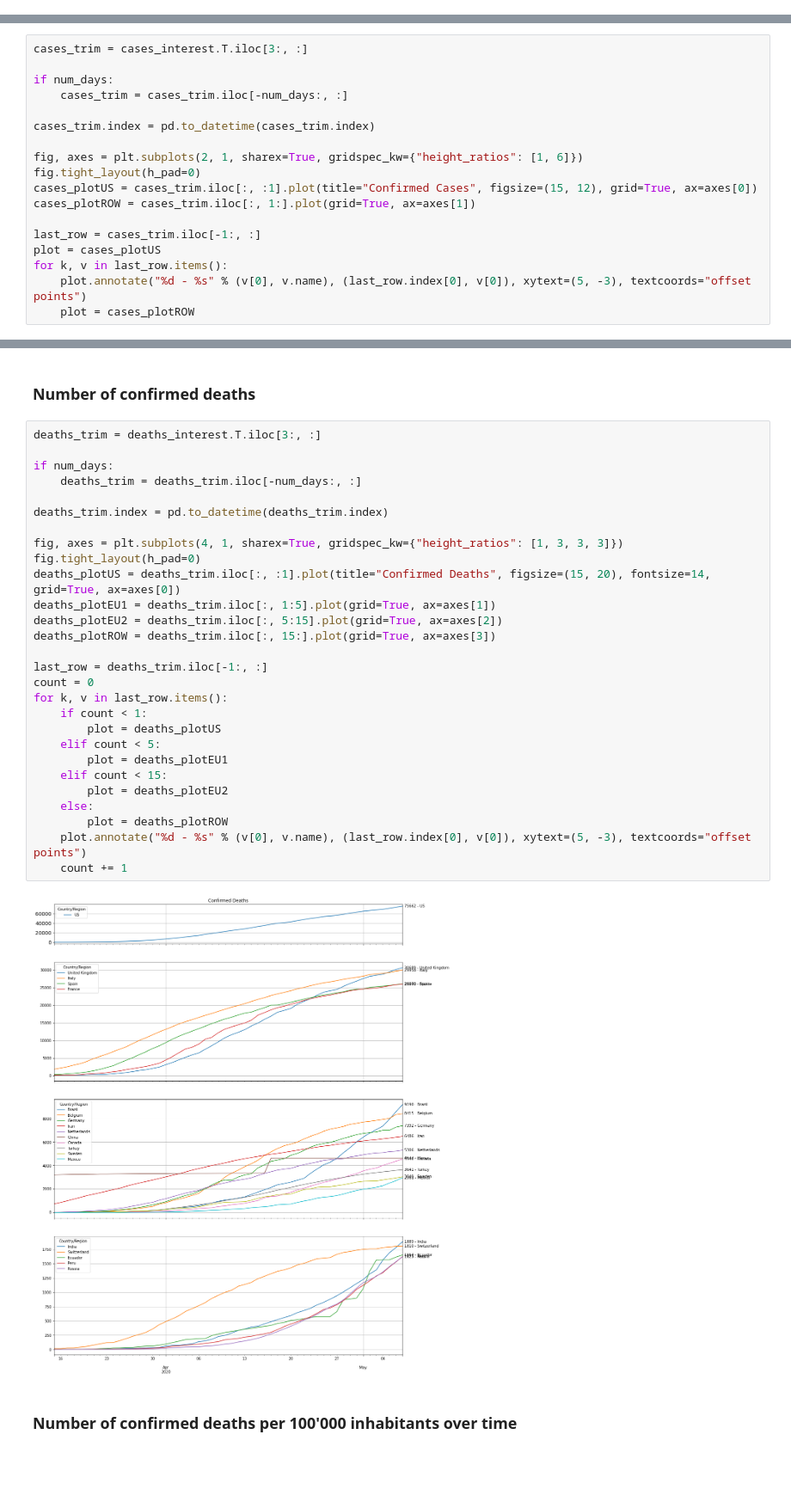
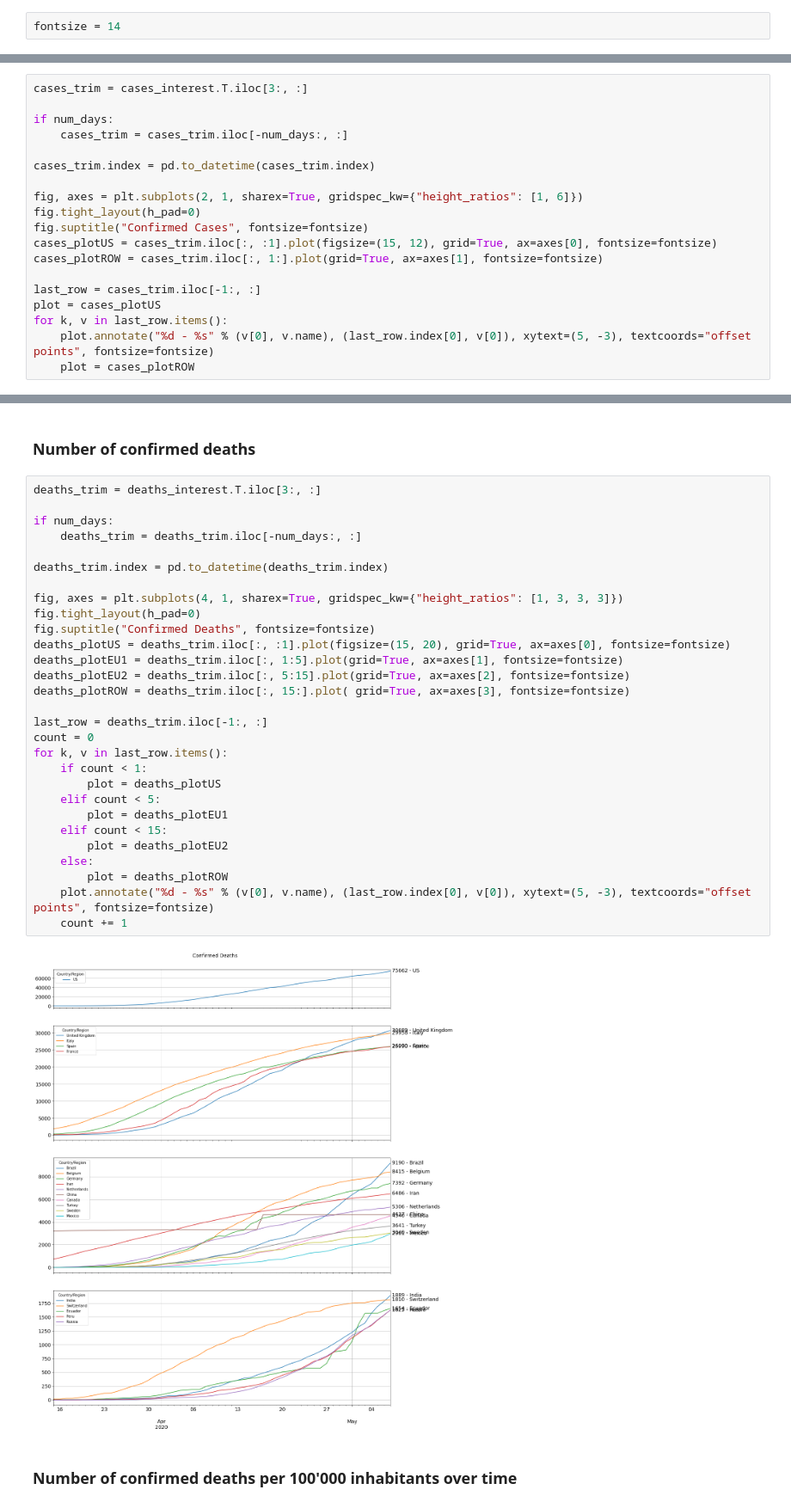
Before and after one commit to willharris/coronastats, a Jupyter notebook: coronastats.ipynb, the cells around one changed output, grey strips where cells are left out. Shown: that part at 86% size. Drawn from its saved outputs; the diff is of its cells as text; blank space fills up the shorter version.

```diff
--- a/coronastats.ipynb
+++ b/coronastats.ipynb
@@ -57,0 +58,2 @@ The graphs below use various subplots to try and allow different y-axis scales,
+# %%
+fontsize = 14
@@ -65,12 +69,13 @@ cases_trim.index = pd.to_datetime(cases_trim.index)
 
 fig, axes = plt.subplots(2, 1, sharex=True, gridspec_kw={"height_ratios": [1, 6]})
 fig.tight_layout(h_pad=0)
-cases_plotUS = cases_trim.iloc[:, :1].plot(title="Confirmed Cases", figsize=(15, 12), grid=True, ax=axes[0])
-cases_plotROW = cases_trim.iloc[:, 1:].plot(grid=True, ax=axes[1])
+fig.suptitle("Confirmed Cases", fontsize=fontsize)
+cases_plotUS = cases_trim.iloc[:, :1].plot(figsize=(15, 12), grid=True, ax=axes[0], fontsize=fontsize)
+cases_plotROW = cases_trim.iloc[:, 1:].plot(grid=True, ax=axes[1], fontsize=fontsize)
 
 last_row = cases_trim.iloc[-1:, :]
 plot = cases_plotUS
 for k, v in last_row.items():
-    plot.annotate("%d - %s" % (v[0], v.name), (last_row.index[0], v[0]), xytext=(5, -3), textcoords="offset points")
+    plot.annotate("%d - %s" % (v[0], v.name), (last_row.index[0], v[0]), xytext=(5, -3), textcoords="offset points", fontsize=fontsize)
     plot = cases_plotROW
 # %% [output]
@@ -80,33 +85,34 @@ for k, v in last_row.items():
 # %%
 deaths_trim = deaths_interest.T.iloc[3:, :]
 
 if num_days:
     deaths_trim = deaths_trim.iloc[-num_days:, :]
 
 deaths_trim.index = pd.to_datetime(deaths_trim.index)
 
 fig, axes = plt.subplots(4, 1, sharex=True, gridspec_kw={"height_ratios": [1, 3, 3, 3]})
 fig.tight_layout(h_pad=0)
-deaths_plotUS = deaths_trim.iloc[:, :1].plot(title="Confirmed Deaths", figsize=(15, 20), fontsize=14, grid=True, ax=axes[0])
-deaths_plotEU1 = deaths_trim.iloc[:, 1:5].plot(grid=True, ax=axes[1])
-deaths_plotEU2 = deaths_trim.iloc[:, 5:15].plot(grid=True, ax=axes[2])
-deaths_plotROW = deaths_trim.iloc[:, 15:].plot(grid=True, ax=axes[3])
+fig.suptitle("Confirmed Deaths", fontsize=fontsize)
+deaths_plotUS = deaths_trim.iloc[:, :1].plot(figsize=(15, 20), grid=True, ax=axes[0], fontsize=fontsize)
+deaths_plotEU1 = deaths_trim.iloc[:, 1:5].plot(grid=True, ax=axes[1], fontsize=fontsize)
+deaths_plotEU2 = deaths_trim.iloc[:, 5:15].plot(grid=True, ax=axes[2], fontsize=fontsize)
+deaths_plotROW = deaths_trim.iloc[:, 15:].plot( grid=True, ax=axes[3], fontsize=fontsize)
 
 last_row = deaths_trim.iloc[-1:, :]
 count = 0
 for k, v in last_row.items():
     if count < 1:
         plot = deaths_plotUS
     elif count < 5:
         plot = deaths_plotEU1
     elif count < 15:
         plot = deaths_plotEU2
     else:
         plot = deaths_plotROW
-    plot.annotate("%d - %s" % (v[0], v.name), (last_row.index[0], v[0]), xytext=(5, -3), textcoords="offset points")
+    plot.annotate("%d - %s" % (v[0], v.name), (last_row.index[0], v[0]), xytext=(5, -3), textcoords="offset points", fontsize=fontsize)
     count += 1
 # %% [output]
-[figure, old version]
+[figure, new version]
 # %% [markdown]
 ### Number of confirmed deaths per 100'000 inhabitants over time
 # %%
```
Also changed, not shown: parts of 6 cells of this notebook.
